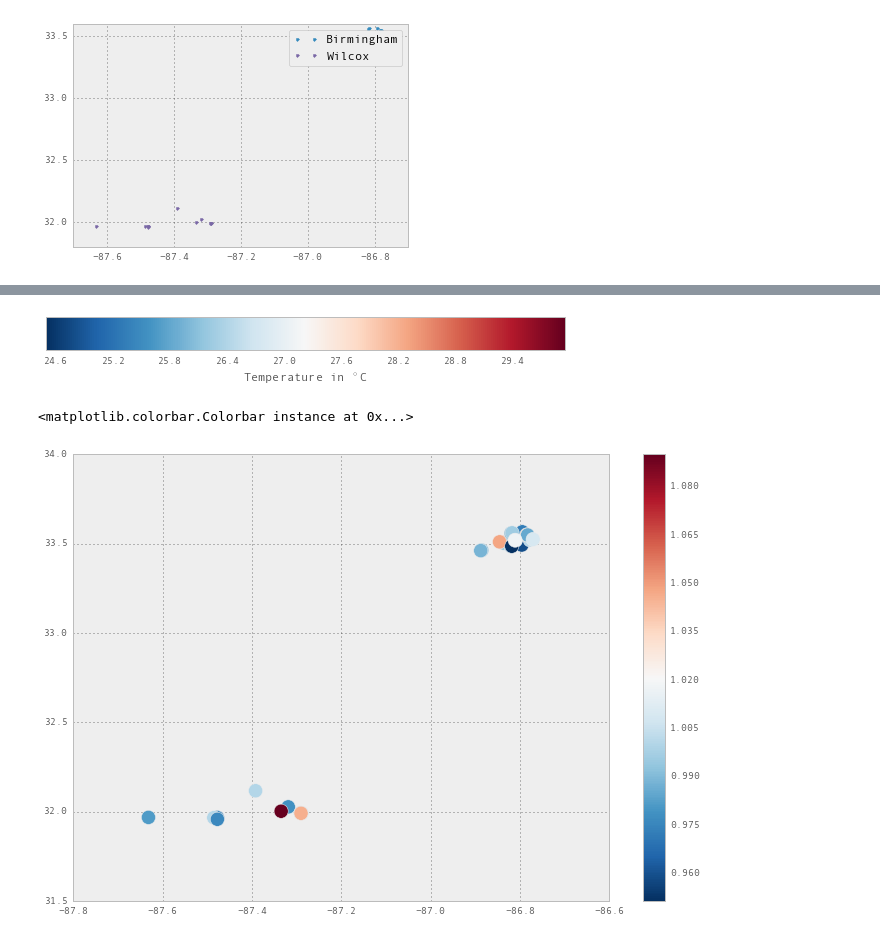
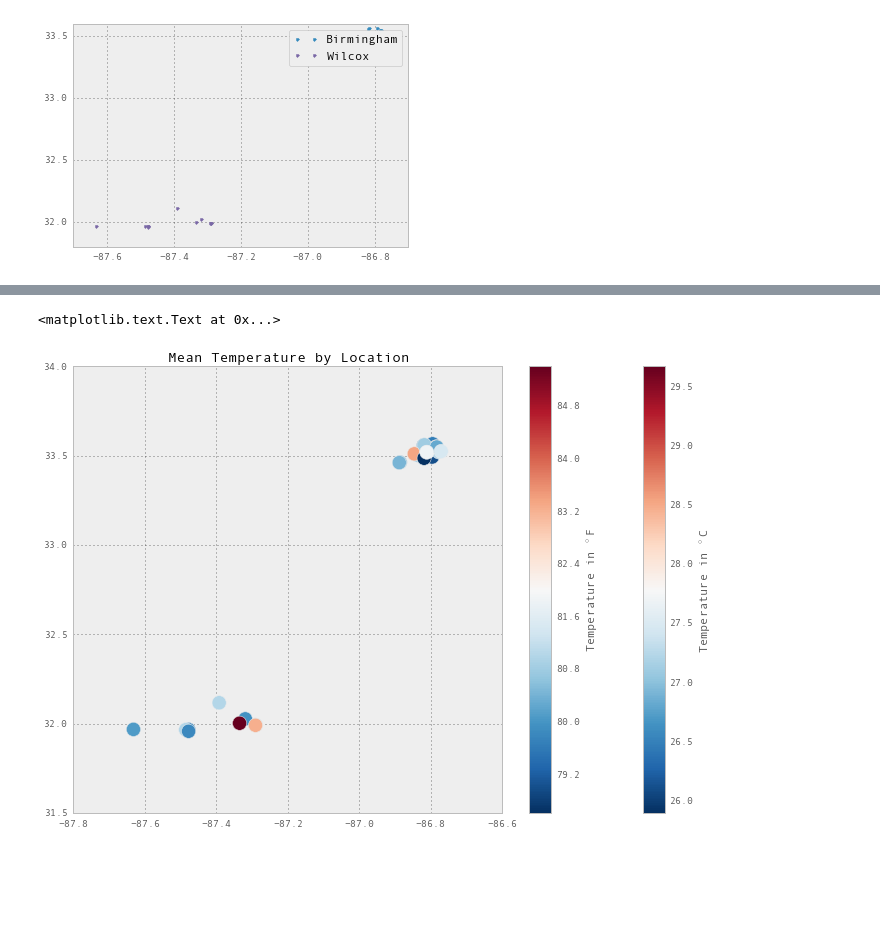
Before and after one commit to gottscott/cityheat, a Jupyter notebook: Bham/ibuttonimport.ipynb, the cells around one changed output, grey strips where cells are left out. Cells and saved outputs as stored; diff of their text form; code cells hidden in the pictures; blank space fills up the shorter version.

```diff
--- a/Bham/ibuttonimport.ipynb
+++ b/Bham/ibuttonimport.ipynb
@@ -161,29 +152,20 @@ plt.scatter(meta['location-Longitude'].values, meta['location-Latitude'].values,
-# %%
-colorarray = np.nanmean(tempDF.mean(axis=0).values,0) #- nanmean(temp[:,inds],0).mean()
-fig = plt.figure(figsize=(8,3))
-ax1 = fig.add_axes([0.05, 0.80, 0.9, 0.15])
-
-# Set the colormap and norm to correspond to the data for which
-# the colorbar will be used.
-cmap = matplotlib.cm.RdBu_r
-norm = matplotlib.colors.Normalize(vmin=colorarray.min(), vmax=colorarray.max())
-
-# ColorbarBase derives from ScalarMappable and puts a colorbar
-# in a specified axes, so it has everything needed for a
-# standalone colorbar.  There are many more kwargs, but the
-# following gives a basic continuous colorbar with ticks
-# and labels.
-cb1 = matplotlib.colorbar.ColorbarBase(ax1, cmap=cmap, norm=norm, orientation='horizontal')
-cb1.set_label('Temperature in $^\circ $C')
-# %% [output]
-[figure, removed]
 # %%
-pylab.rcParams['figure.figsize'] = 12, 8
-x = meta['location-Longitude']
-y = meta['location-Latitude']
-c = tempDF.mean(axis=0).values/tempDF.mean(axis=1).mean(axis=0) #np.linspace(0,1,34) #np.random.rand(x.shape[0])
-plt.scatter(x,y, s = 200, c = c[1:], cmap = matplotlib.cm.RdBu_r)
-plt.colorbar()
+# Plot average temperature
+fig  = plt.figure(figsize=(12, 8))
+#pylab.rcParams['figure.figsize'] = 12, 8
+x = meta['location-Longitude'].values
+y = meta['location-Latitude'].values
+c = tempDF.mean(axis=0).values # The colors will show the mean temp at that location
+scatter_handle = plt.scatter(x,y, s = 200, c = c[1:], cmap = matplotlib.cm.RdBu_r)
+
+colorbar_handle1 = plt.colorbar(scatter_handle)
+colorbar_handle1.set_label('Temperature in $^\circ $C')
+
+scatter_handle2 = plt.scatter(x,y, s = 200, c =(c[1:]*9./5. + 32.), cmap = matplotlib.cm.RdBu_r)
+colorbar_handle2 = plt.colorbar(scatter_handle2 )
+colorbar_handle2.set_label('Temperature in $^\circ $F' )
+
+plt.title('Mean Temperature by Location')
 # %% [output]
-<matplotlib.colorbar.Colorbar instance at 0x...>
+<matplotlib.text.Text at 0x...>
-[figure, old version]
+[figure, new version]
```
Also changed, not shown: parts of 6 cells of this notebook.
